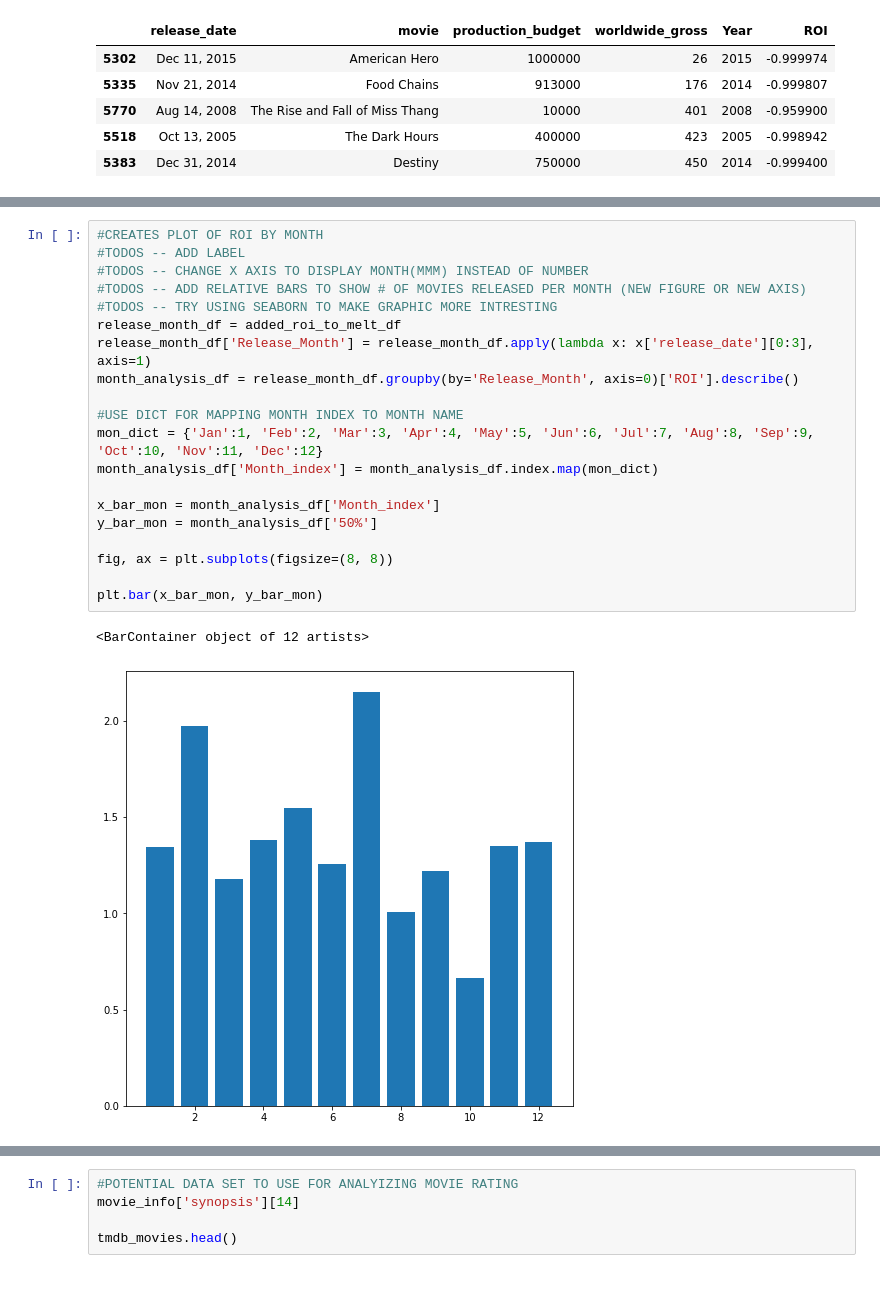
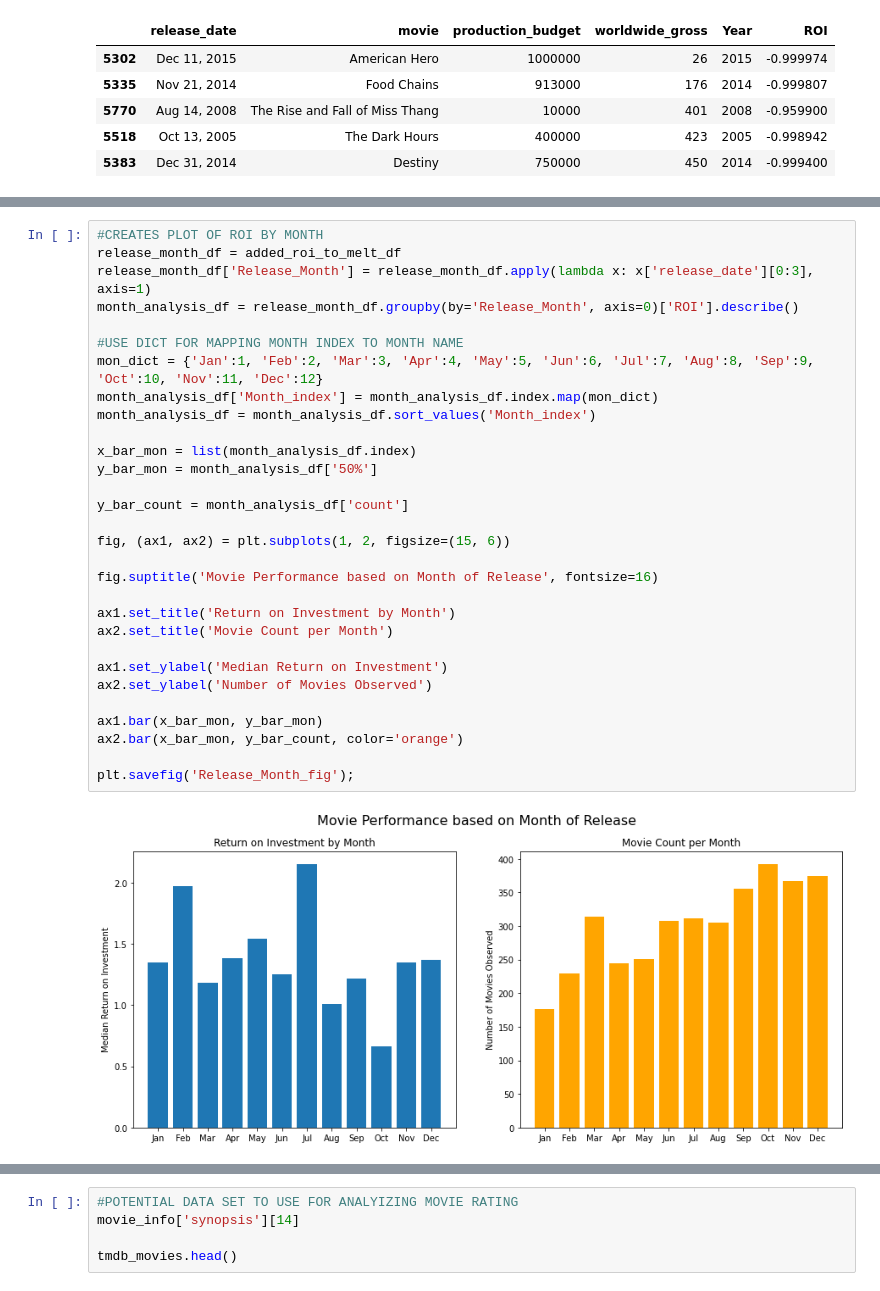
Before and after one commit to blackwoodbs/dsc-phase-1-project-v2-3, a Jupyter notebook: NormalizedROI_vs_Time_by_Genre.ipynb, the cells around one changed output, grey strips where cells are left out. Cells and saved outputs as stored; diff of their text form.

Commit message:
rough draft. visualizations were saved as png. presentation was created in googles slides and exported to dir as pdf.

```diff
--- a/NormalizedROI_vs_Time_by_Genre.ipynb
+++ b/NormalizedROI_vs_Time_by_Genre.ipynb
@@ -192,24 +199,33 @@ ax2.plot(x_runtime, m2*x_runtime + b2, c='grey');
 [figure]
 # %%
 #CREATES PLOT OF ROI BY MONTH
-#TODOS -- ADD LABEL
-#TODOS -- CHANGE X AXIS TO DISPLAY MONTH(MMM) INSTEAD OF NUMBER
-#TODOS -- ADD RELATIVE BARS TO SHOW # OF MOVIES RELEASED PER MONTH (NEW FIGURE OR NEW AXIS)
-#TODOS -- TRY USING SEABORN TO MAKE GRAPHIC MORE INTRESTING
 release_month_df = added_roi_to_melt_df
 release_month_df['Release_Month'] = release_month_df.apply(lambda x: x['release_date'][0:3], axis=1)
 month_analysis_df = release_month_df.groupby(by='Release_Month', axis=0)['ROI'].describe()
 
 #USE DICT FOR MAPPING MONTH INDEX TO MONTH NAME
 mon_dict = {'Jan':1, 'Feb':2, 'Mar':3, 'Apr':4, 'May':5, 'Jun':6, 'Jul':7, 'Aug':8, 'Sep':9, 'Oct':10, 'Nov':11, 'Dec':12}
 month_analysis_df['Month_index'] = month_analysis_df.index.map(mon_dict)
+month_analysis_df = month_analysis_df.sort_values('Month_index')
 
-x_bar_mon = month_analysis_df['Month_index']
+x_bar_mon = list(month_analysis_df.index)
 y_bar_mon = month_analysis_df['50%']
 
-fig, ax = plt.subplots(figsize=(8, 8))
+y_bar_count = month_analysis_df['count']
 
-plt.bar(x_bar_mon, y_bar_mon)
+fig, (ax1, ax2) = plt.subplots(1, 2, figsize=(15, 6))
+
+fig.suptitle('Movie Performance based on Month of Release', fontsize=16)
+
+ax1.set_title('Return on Investment by Month')
+ax2.set_title('Movie Count per Month')
+
+ax1.set_ylabel('Median Return on Investment')
+ax2.set_ylabel('Number of Movies Observed')
+
+ax1.bar(x_bar_mon, y_bar_mon)
+ax2.bar(x_bar_mon, y_bar_count, color='orange')
+
+plt.savefig('Release_Month_fig');
 # %% [output]
-<BarContainer object of 12 artists>
-[figure, old version]
+[figure, new version]
```
Also changed, not shown: parts of 4 cells of this notebook, 5 other files.
